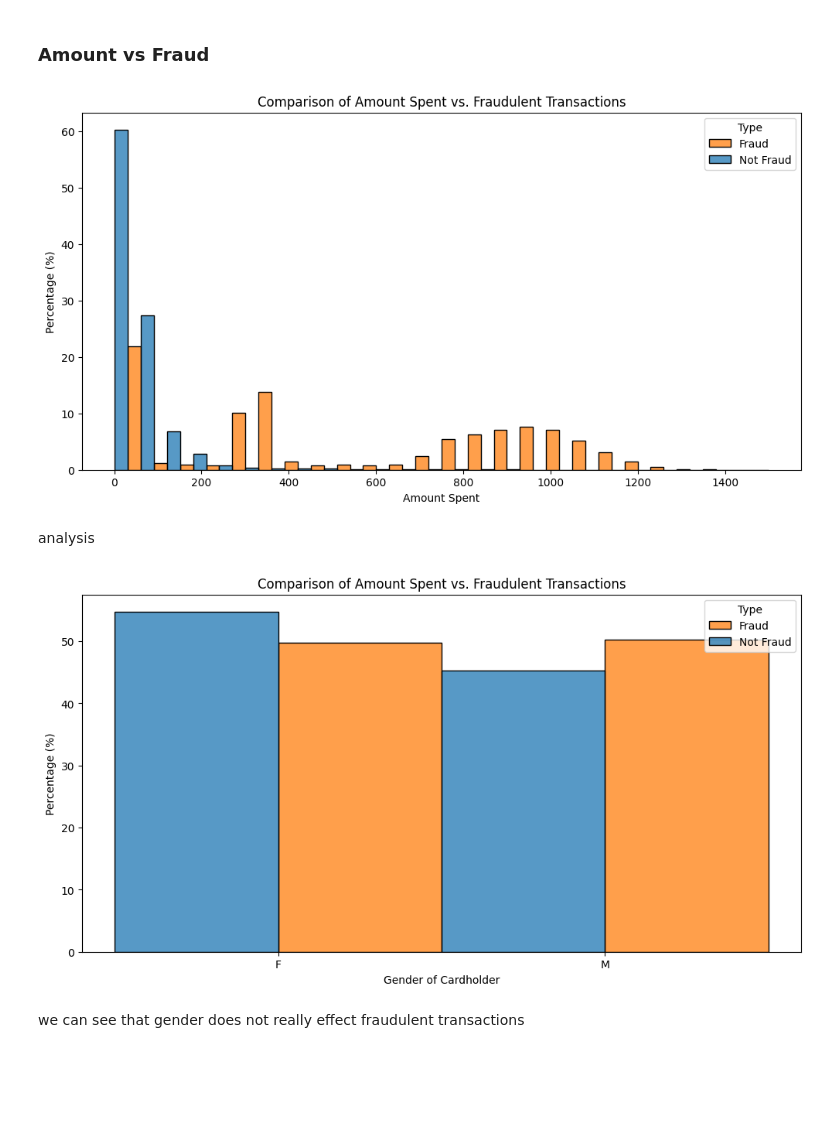
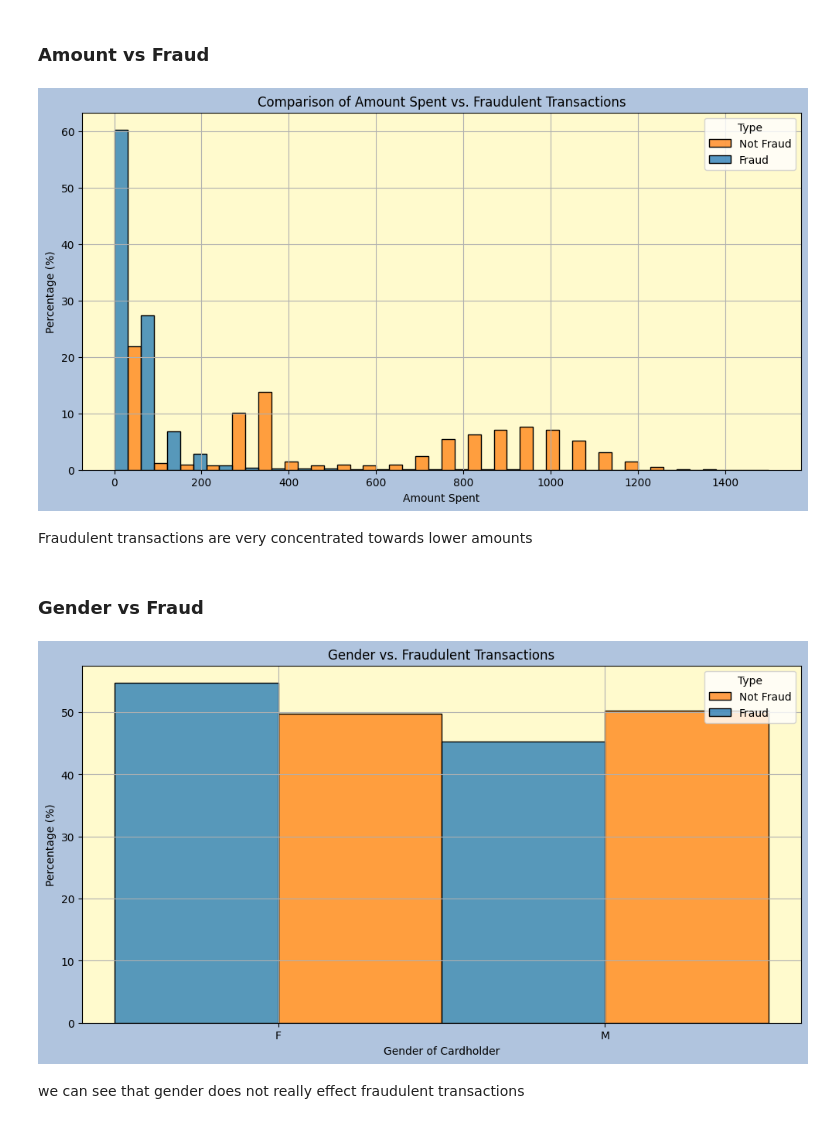
Before and after one commit to KM016/CCFraudDetection, a Jupyter notebook: main.ipynb, the cells around one changed output. Drawn from its saved outputs; the diff is of its cells as text; code cells hidden in the pictures; blank space fills up the shorter version.

```diff
--- a/main.ipynb
+++ b/main.ipynb
@@ -50,30 +72,42 @@ features_to_compare = ['amt', 'gender', 'category', 'merchant', 'age', 'day', 'm
 # %% [markdown]
 ### Amount vs Fraud
 # %%
-plt.figure(figsize=(12, 6))
-sns.histplot(x='amt',data=df[df.amt<=1500],hue='is_fraud',stat='percent',multiple='dodge',common_norm=False,bins=25)
+fig, ax = plt.subplots(figsize=(12, 6))
+sns.histplot(x='amt', data=df[df.amt <= 1500], hue='is_fraud', stat='percent', multiple='dodge', common_norm=False, bins=25, ax=ax)
 
-plt.title('Comparison of Amount Spent vs. Fraudulent Transactions')
-plt.xlabel('Amount Spent')
-plt.ylabel('Percentage (%)')
-plt.legend(title='Type', labels=['Fraud', 'Not Fraud'])
+ax.set_title('Comparison of Amount Spent vs. Fraudulent Transactions')
+ax.set_xlabel('Amount Spent')
+ax.set_ylabel('Percentage (%)')
 
+
+legend_labels = ['Not Fraud' if val == 0 else 'Fraud' for val in df['is_fraud'].unique()]
+ax.legend(title='Type', labels=legend_labels)
+
+ax.set_facecolor('lemonchiffon')
+ax.grid(True)
+
+fig.set_facecolor('lightsteelblue')
 plt.show()
 # %% [output]
-[figure, old version]
+[figure, new version]
-# %% [markdown]
-analysis
+# %% [markdown]
+Fraudulent transactions are very concentrated towards lower amounts
+# %% [markdown]
+### Gender vs Fraud
 # %%
-plt.figure(figsize=(12, 6))
-sns.histplot(x='gender',data=df,hue='is_fraud',stat='percent',multiple='dodge',common_norm=False)
+fig, ax = plt.subplots(figsize=(12, 6))
+sns.histplot(x='gender',data=df,hue='is_fraud',stat='percent',multiple='dodge',common_norm=False, ax=ax)
 
-plt.title('Comparison of Amount Spent vs. Fraudulent Transactions')
-plt.xlabel('Gender of Cardholder')
-plt.ylabel('Percentage (%)')
-plt.legend(title='Type', labels=['Fraud', 'Not Fraud'])
+ax.set_title('Gender vs. Fraudulent Transactions')
+ax.set_xlabel('Gender of Cardholder')
+ax.set_ylabel('Percentage (%)')
+ax.legend(title='Type', labels=legend_labels)
+ax.set_facecolor('lemonchiffon')
+ax.grid(True)
 
+fig.set_facecolor('lightsteelblue')
 plt.show()
 # %% [output]
-[figure, old version]
+[figure, new version]
 # %% [markdown]
 we can see that gender does not really effect fraudulent transactions
```
Also changed, not shown: parts of 62 cells of this notebook.
